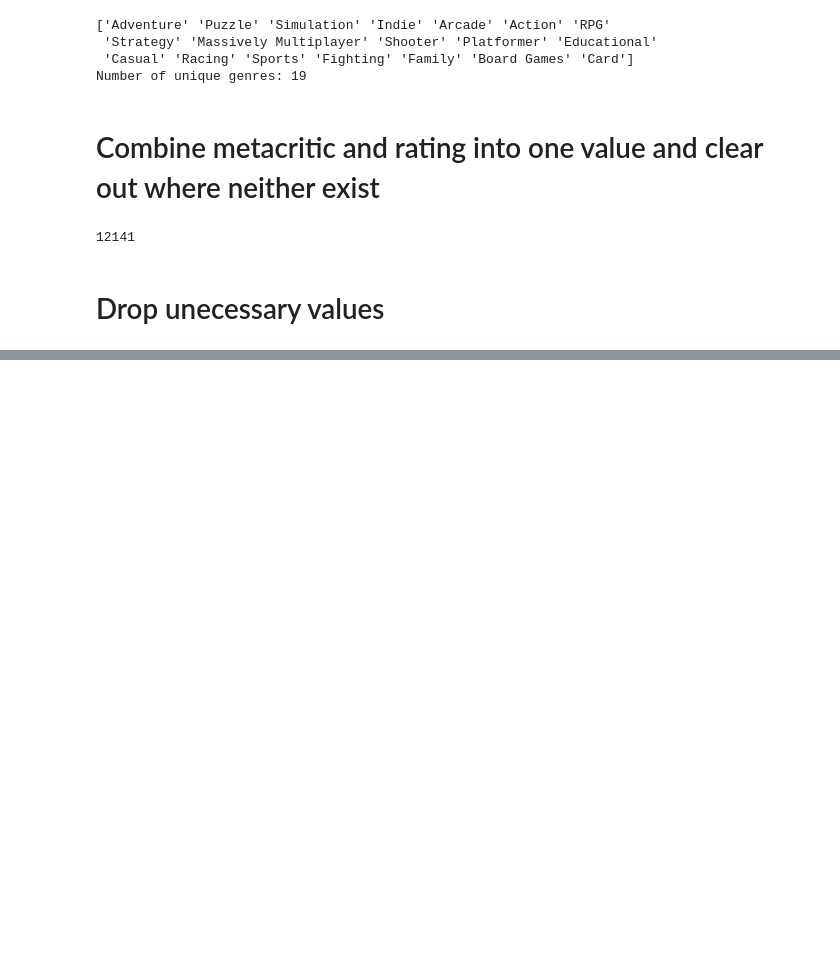
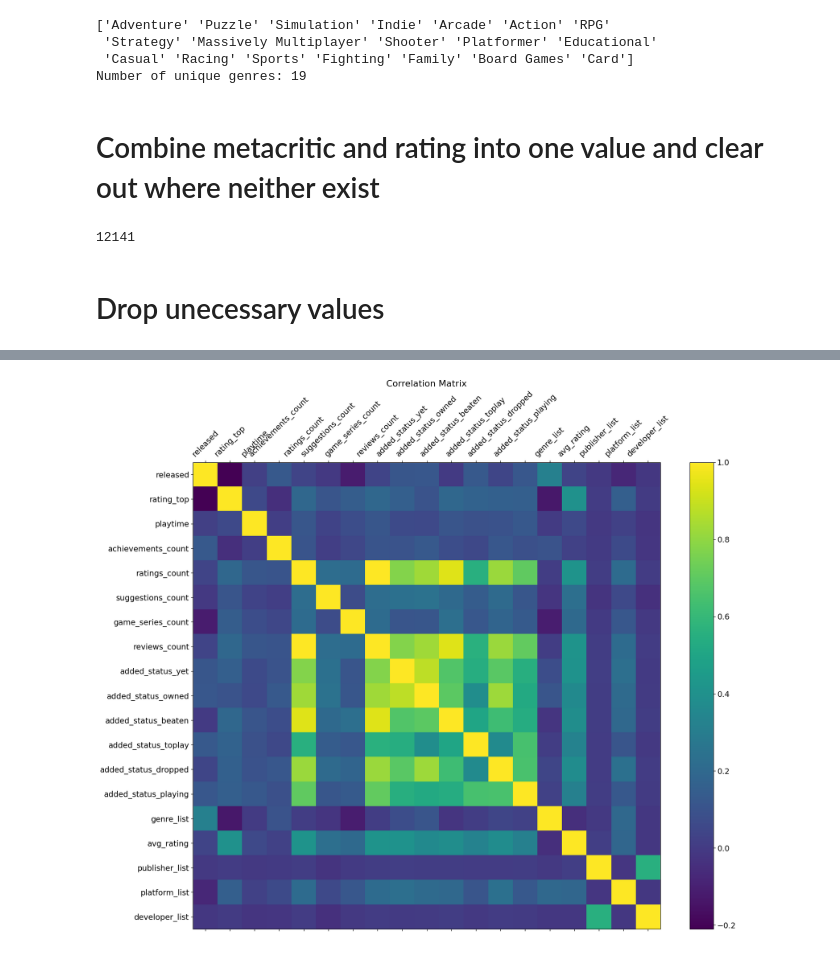
Before and after one commit to Mr-Stark01/ITSDPROJ, a Jupyter notebook: nb.ipynb, the cells around one changed output, grey strips where cells are left out. Saved outputs shown, nothing was run; the diff lists cells and outputs as text; code cells hidden in the pictures; blank space fills up the shorter version.

```diff
--- a/nb.ipynb
+++ b/nb.ipynb
@@ -139,0 +304,11 @@ df_cleaned.head(10)
+# %%
+df_cleaned_new=df_cleaned.drop(columns='name')
+f = plt.figure(figsize=(19, 15))
+plt.matshow(df_cleaned_new.corr(), fignum=f.number)
+plt.xticks(range(df_cleaned_new.shape[1]), df_cleaned_new.columns, fontsize=14,rotation=45)
+plt.yticks(range(df_cleaned_new.shape[1]), df_cleaned_new.columns, fontsize=14)
+cb = plt.colorbar()
+cb.ax.tick_params(labelsize=14)
+plt.title('Correlation Matrix', fontsize=16);
+# %% [output]
+[figure, added]
```
Also changed, not shown: parts of 23 cells of this notebook.
